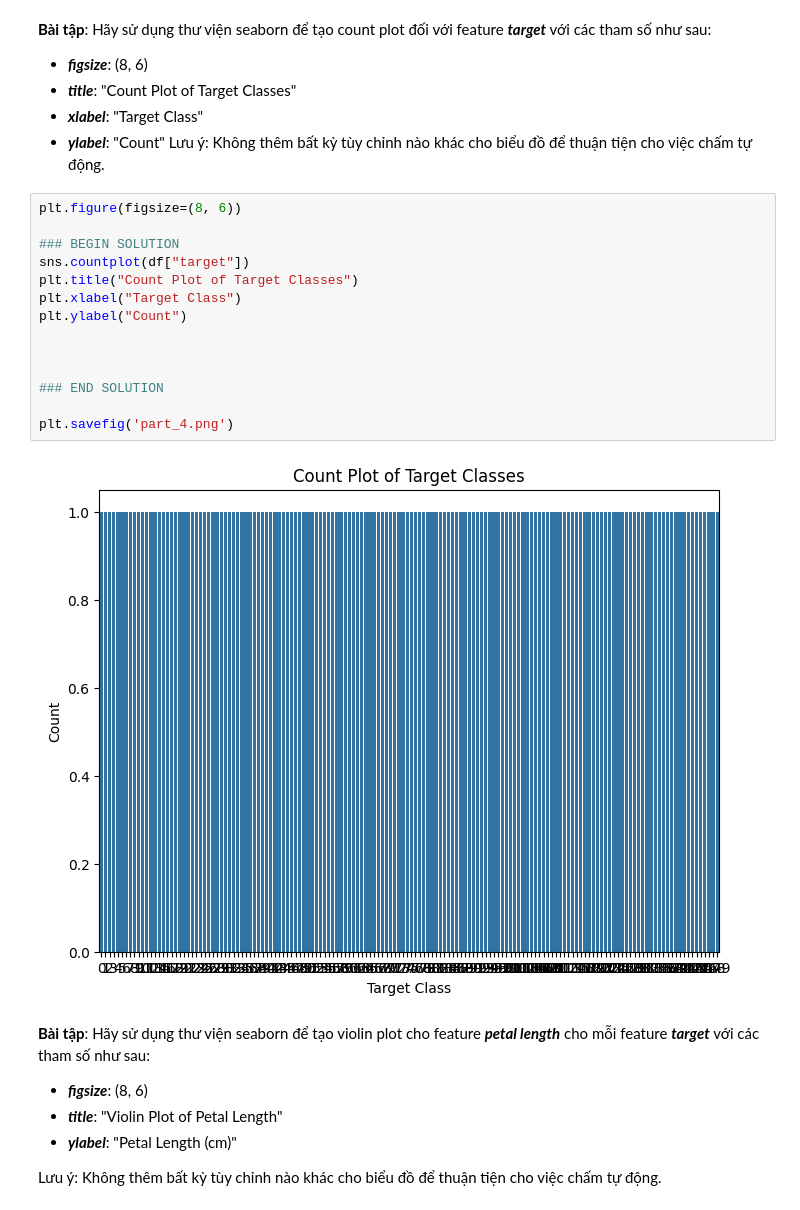
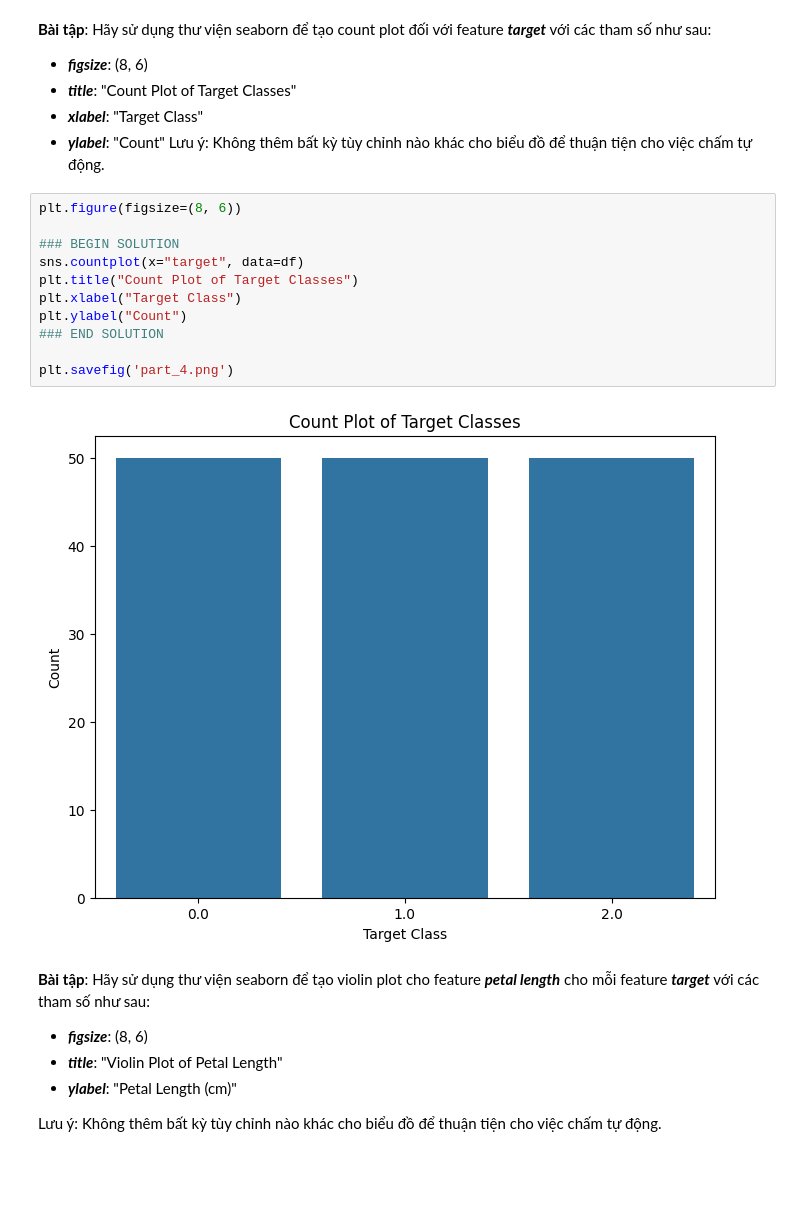
Before and after one commit to lenguyenthuha/colab_log, a Jupyter notebook: Lab2_CS116.ipynb, the cells around one changed output. Cells and saved outputs as stored; diff of their text form; blank space fills up the shorter version.

```diff
--- a/Lab2_CS116.ipynb
+++ b/Lab2_CS116.ipynb
@@ -127,19 +127,16 @@ Lưu ý: Không thêm bất kỳ tùy chỉnh nào khác cho biểu đồ để
 # %%
 plt.figure(figsize=(8, 6))
 
 ### BEGIN SOLUTION
-sns.countplot(df["target"])
+sns.countplot(x="target", data=df)
 plt.title("Count Plot of Target Classes")
 plt.xlabel("Target Class")
 plt.ylabel("Count")
-
-
-
 ### END SOLUTION
 
 plt.savefig('part_4.png')
 # %% [output]
-[figure, old version]
+[figure, new version]
 # %% [markdown]
 **Bài tập**: Hãy sử dụng thư viện seaborn để tạo violin plot cho feature ***petal length*** cho mỗi feature ***target*** với các tham số như sau:
 
```
